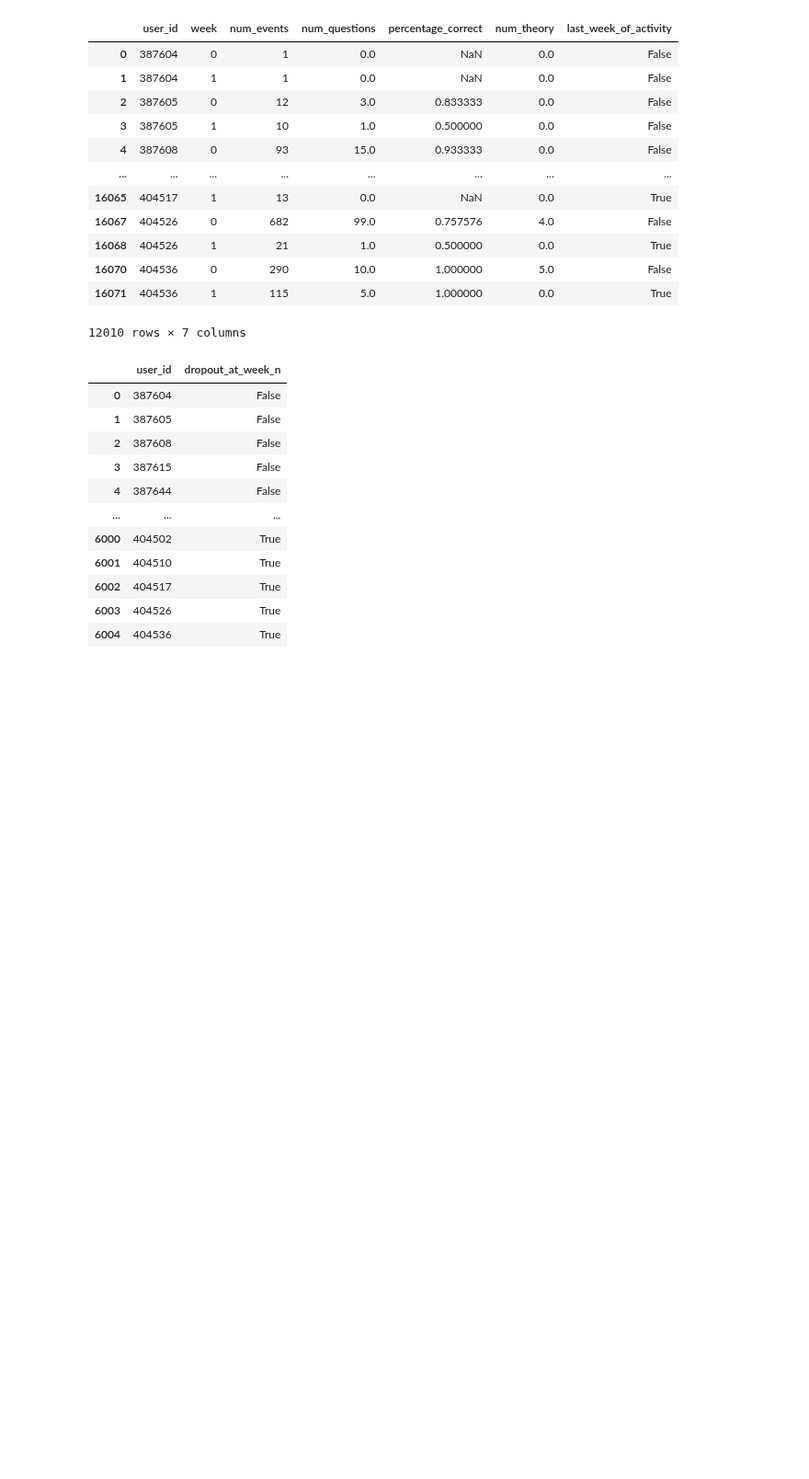
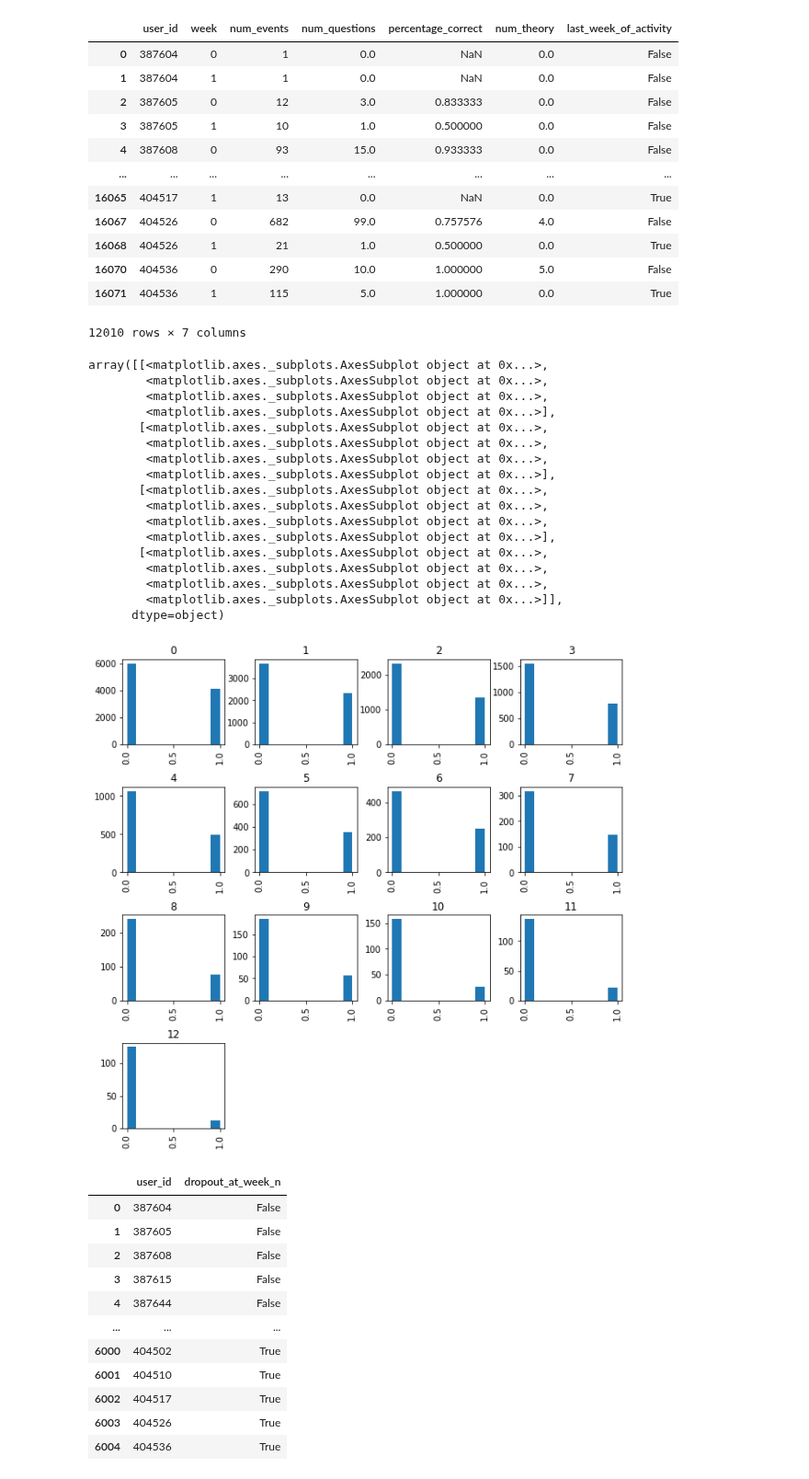
Before and after one commit to Katerina5649/CS-421, a Jupyter notebook: m4/m4_lernnavi_sciper.ipynb, the cells around one changed output. Shown at 92% size. Saved outputs shown, nothing was run; the diff lists cells and outputs as text; code cells hidden in the pictures; blank space fills up the shorter version.

```diff
--- a/m4/m4_lernnavi_sciper.ipynb
+++ b/m4/m4_lernnavi_sciper.ipynb
@@ -21,7 +26,7 @@ import numpy as np
 import pandas as pd
 import matplotlib.pyplot as plt
 
-DATA_DIR = './' # You many change the directory
+DATA_DIR = 'gdrive/My Drive/MLBD - Lernnavi Data' # You many change the directory
 
 users = pd.read_csv('{}/users.csv.gz'.format(DATA_DIR))
 events = pd.read_csv('{}/events.csv.gz'.format(DATA_DIR))
@@ -192,6 +197,29 @@ df_weekly_merged_n
 | 16070 | 404536 | 0 | 290 | 10.0 | 1.000000 | 5.0 | False |
 | 16071 | 404536 | 1 | 115 | 5.0 | 1.000000 | 0.0 | True |
 12010 rows × 7 columns
+# %%
+
+df_week_12 = df_weekly_merged[df_weekly_merged["week"] <= 12]
+df_week_12["last_week_of_activity"].astype(int).hist(by = df_week_12["week"],figsize = (10,10))
+# %% [output]
+array([[<matplotlib.axes._subplots.AxesSubplot object at 0x...>,
+        <matplotlib.axes._subplots.AxesSubplot object at 0x...>,
+        <matplotlib.axes._subplots.AxesSubplot object at 0x...>,
+        <matplotlib.axes._subplots.AxesSubplot object at 0x...>],
+       [<matplotlib.axes._subplots.AxesSubplot object at 0x...>,
+        <matplotlib.axes._subplots.AxesSubplot object at 0x...>,
+        <matplotlib.axes._subplots.AxesSubplot object at 0x...>,
+        <matplotlib.axes._subplots.AxesSubplot object at 0x...>],
+       [<matplotlib.axes._subplots.AxesSubplot object at 0x...>,
+        <matplotlib.axes._subplots.AxesSubplot object at 0x...>,
+        <matplotlib.axes._subplots.AxesSubplot object at 0x...>,
+        <matplotlib.axes._subplots.AxesSubplot object at 0x...>],
+       [<matplotlib.axes._subplots.AxesSubplot object at 0x...>,
+        <matplotlib.axes._subplots.AxesSubplot object at 0x...>,
+        <matplotlib.axes._subplots.AxesSubplot object at 0x...>,
+        <matplotlib.axes._subplots.AxesSubplot object at 0x...>]],
+      dtype=object)
+[figure, added]
 # %%
 labels_n
 # %% [output]
```
Also changed, not shown: parts of 55 cells of this notebook.
